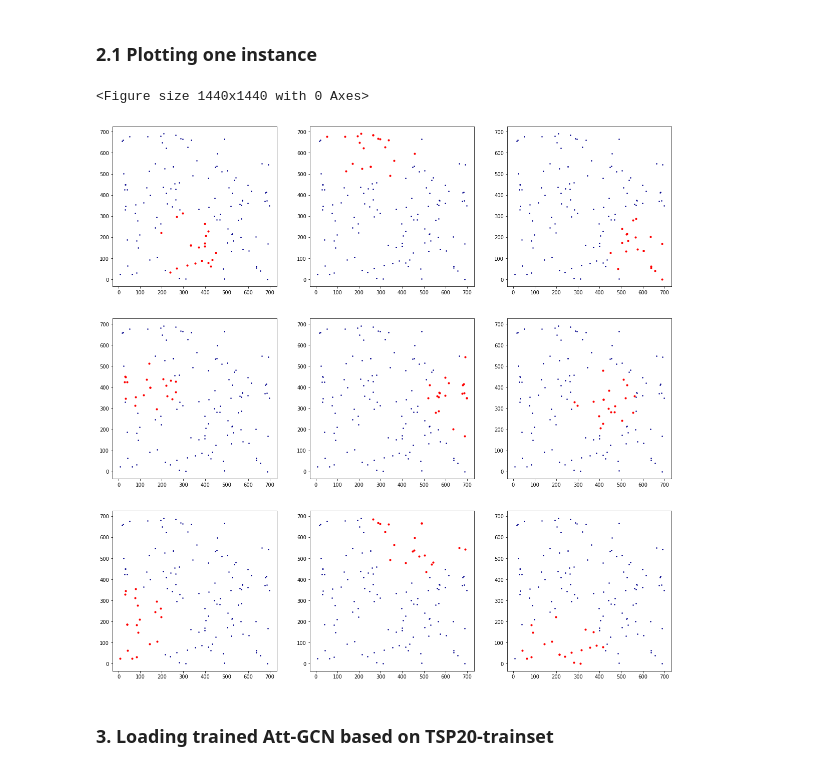
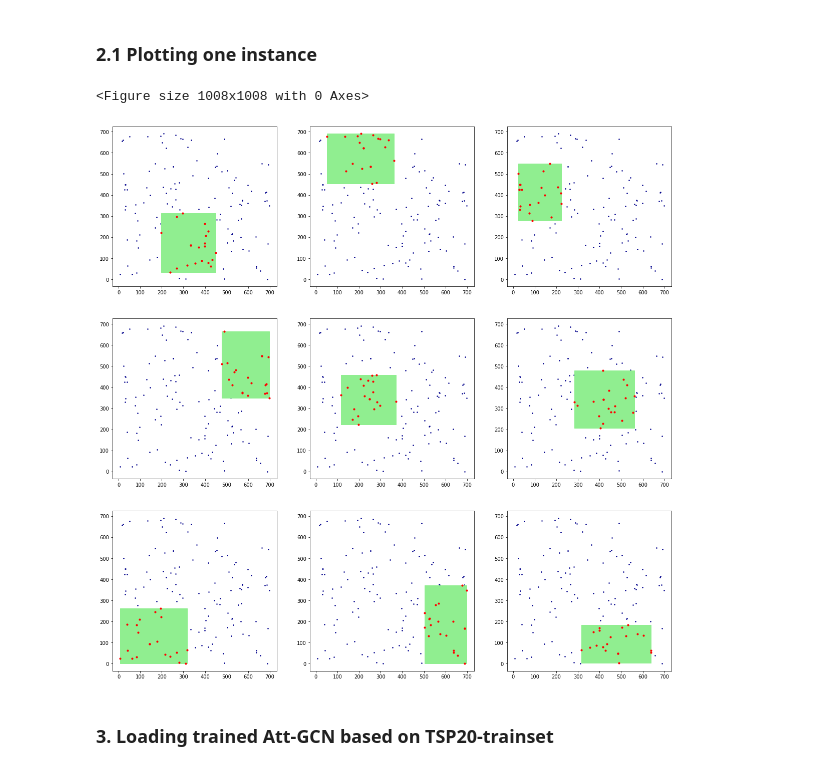
Before and after one commit to ViniciusBloise/Spider-scnu-TSP, a Jupyter notebook: Att-GraphConvNet/play_gnrlz.ipynb, the cells around one changed output. Drawn from its saved outputs; the diff is of its cells as text; code cells hidden in the pictures.

```diff
--- a/Att-GraphConvNet/play_gnrlz.ipynb
+++ b/Att-GraphConvNet/play_gnrlz.ipynb
@@ -71,22 +72,27 @@ edge, edges_value, node, node_coord, edge_target, node_target, mesh, omega, opt
 # %% [markdown]
 ### 2.1 Plotting one instance
 # %%
-plt.figure(figsize=(20,20))
+plt.figure(figsize=(14,14))
 
 plt_dim = 3
 fig, axs = plt.subplots(plt_dim, plt_dim)
 fig.set_size_inches((20,20))
 
 pos = coord_buff
 for i in range( plt_dim ** 2):
     axs[i // plt_dim, i % plt_dim].scatter(pos[:, 0], pos[:, 1], 10, color='darkblue', marker='.')
 
     samples = mesh[i][0][0]
+
+    xy_min = np.min(pos[samples], axis=0); xy_max = np.max(pos[samples], axis=0);
+    width_height = xy_max - xy_min
+    #print(x_min, x_max)
+    axs[i // plt_dim, i % plt_dim].add_patch(Rectangle(xy_min, width_height[0], width_height[1], color='lightgreen'))
     axs[i // plt_dim, i % plt_dim].scatter(pos[samples, 0], pos[samples, 1], 10, color='red', marker='o')
-plt.show()
+#plt.show()
 # %% [output]
-<Figure size 1440x1440 with 0 Axes>
+<Figure size 1008x1008 with 0 Axes>
-[figure, old version]
+[figure, new version]
 # %% [markdown]
 ### 3. Loading trained Att-GCN based on TSP20-trainset
 # %%
```
Also changed, not shown: parts of 1 cell of this notebook.
